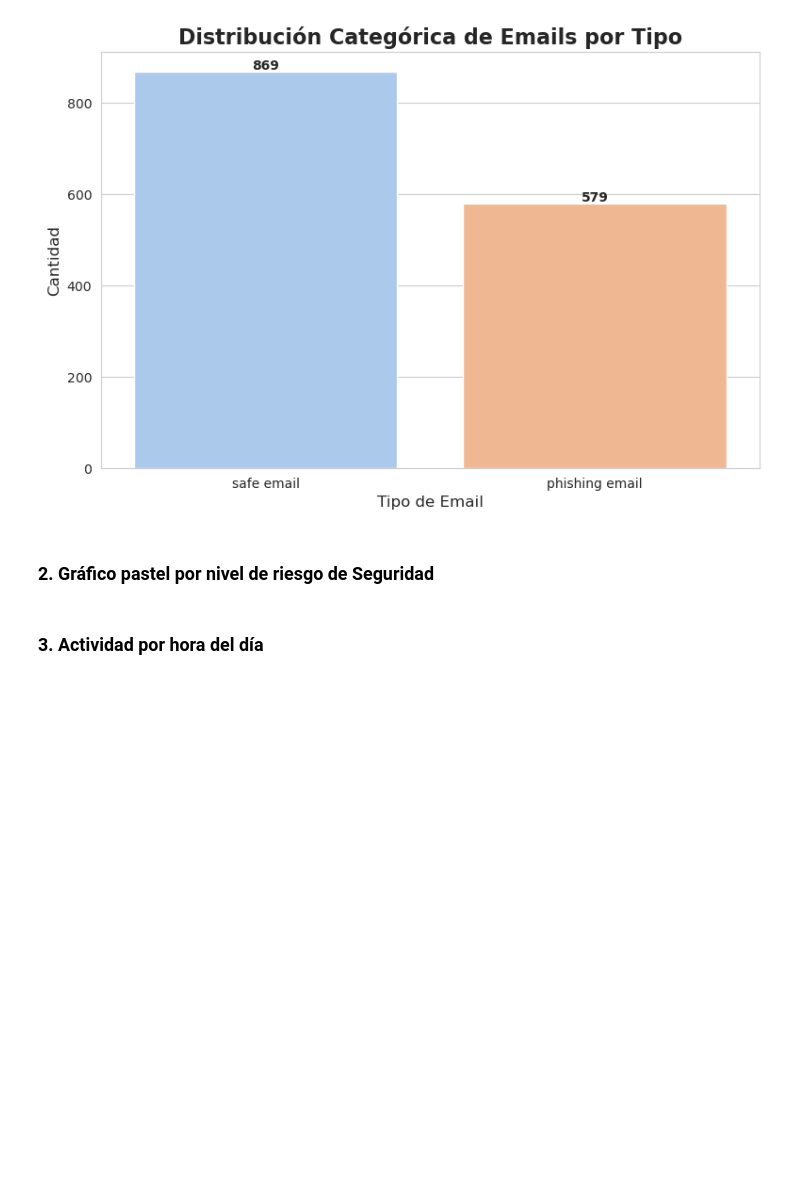
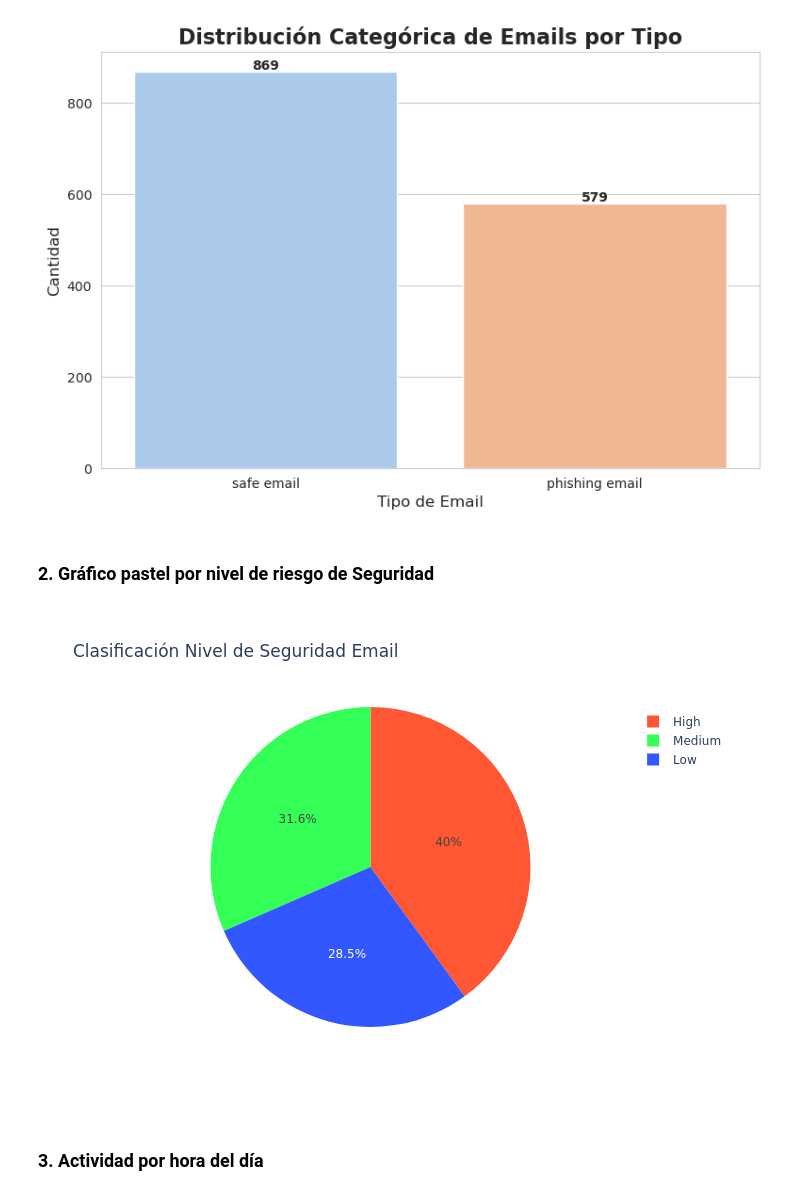
Before and after one commit to JonathanAlvarezW/practica_tres_gr_9, a Jupyter notebook: grupo9.ipynb, the cells around one changed output. Saved outputs shown, nothing was run; the diff lists cells and outputs as text; code cells hidden in the pictures; blank space fills up the shorter version.

```diff
--- a/grupo9.ipynb
+++ b/grupo9.ipynb
@@ -351,25 +351,25 @@ plt.show()
 # %% [markdown]
 ### 2. Gráfico pastel por nivel de riesgo de Seguridad
 # %%
-###
-# Se genera una gráfica Tipo Pie para chequear el porcentaje de Nivel de Seguridad que existe en los Email Generados
-#fig_pie = px.pie(df,
-  #               names='Priority_level',
-  #               title="Clasificación Nivel de Seguridad Email",
-   #              color_discrete_sequence=["#FF5733", "#33FF57", "#3357FF", "#F4C724", "#A833FF"])
-#counts = df['Priority_level'].value_counts()
-#plt.figure(figsize=(6,6))  # Ajustar tamaño
-#plt.pie(counts, labels=counts.index, autopct='%1.1f%%',
-      #  colors=["#FF5733", "#33FF57", "#3357FF", "#F4C724", "#A833FF"])
-#plt.title("Clasificación Nivel de Seguridad Email")
-#plt.savefig('priority_level_pie_chart.png', dpi=300, bbox_inches='tight')
-#plt.close()  # Cierra la figura correctamente
+#Se genera una gráfica Tipo Pie para chequear el porcentaje de Nivel de Seguridad que existe en los Email Generados
+fig_pie = px.pie(df,
+                 names='Priority_level',
+                 title="Clasificación Nivel de Seguridad Email",
+                 color_discrete_sequence=["#FF5733", "#33FF57", "#3357FF", "#F4C724", "#A833FF"])
+counts = df['Priority_level'].value_counts()
+plt.figure(figsize=(6,6))  # Ajustar tamaño
+plt.pie(counts, labels=counts.index, autopct='%1.1f%%',
+        colors=["#FF5733", "#33FF57", "#3357FF", "#F4C724", "#A833FF"])
+plt.title("Clasificación Nivel de Seguridad Email")
+plt.savefig('priority_level_pie_chart.png', dpi=300, bbox_inches='tight')
+plt.close()  # Cierra la figura correctamente
 #Guardo la imagen para que se visualice en .ipynb
-#fig_pie.write_image("priority_level_pie_chart_plotly.png")
-#from IPython.display import Image
+fig_pie.write_image("priority_level_pie_chart_plotly.png")
+from IPython.display import Image
 
-#Image(filename="priority_level_pie_chart_plotly.png")
-###
+Image(filename="priority_level_pie_chart_plotly.png")
+# %% [output]
+[figure, added]
 # %% [markdown]
 ### 3. Actividad por hora del día
 # %%
```
Also changed, not shown: parts of 11 cells of this notebook, 2 other files.
